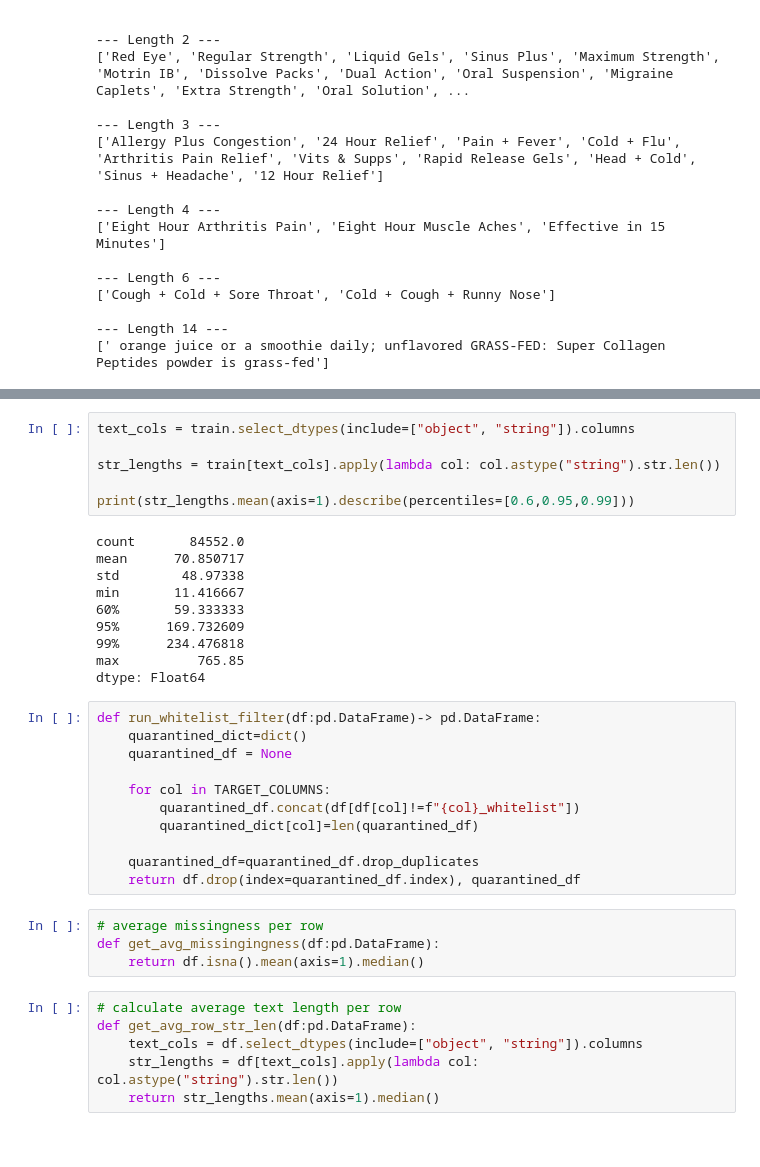
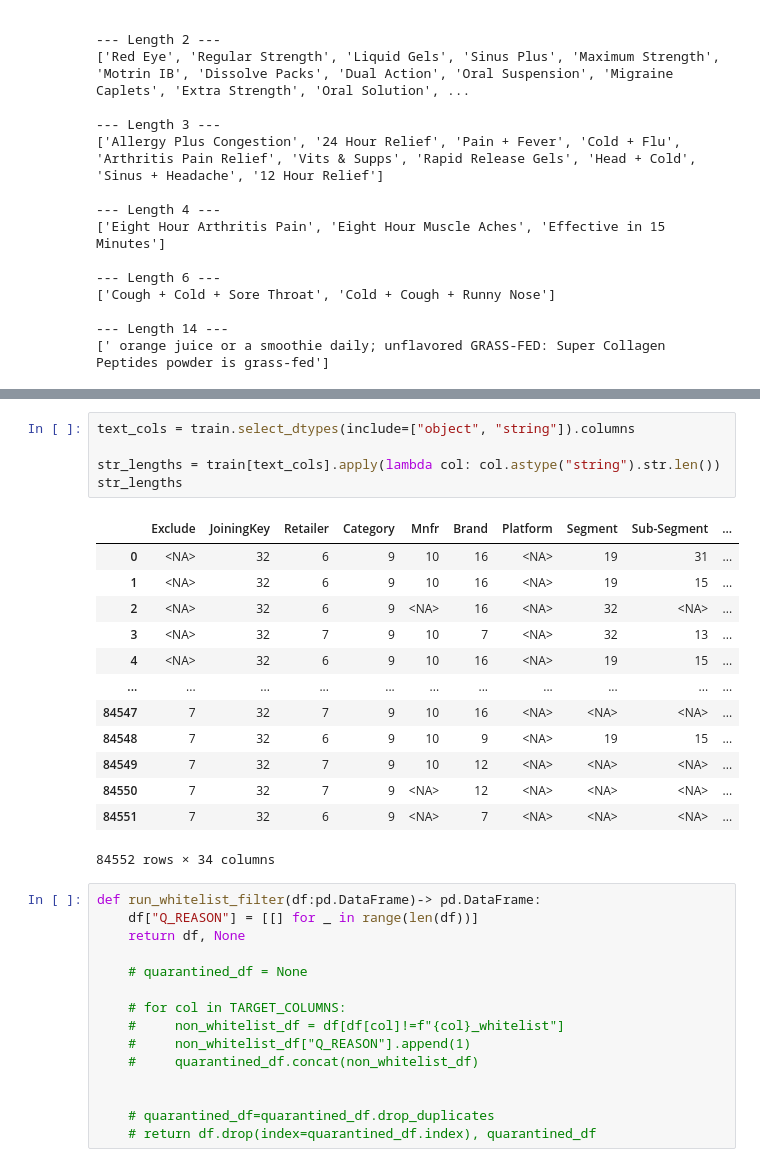
Before and after one commit to import-seb/CatalogIQ-Scope, a Jupyter notebook: notebooks/02_clean_target_cols.ipynb, the cells around one changed output, grey strips where cells are left out. Drawn from its saved outputs; the diff is of its cells as text.

```diff
--- a/notebooks/02_clean_target_cols.ipynb
+++ b/notebooks/02_clean_target_cols.ipynb
@@ -144,38 +177,35 @@ train[train["Platform"]==" grass fed"]
 # %%
 text_cols = train.select_dtypes(include=["object", "string"]).columns
 
 str_lengths = train[text_cols].apply(lambda col: col.astype("string").str.len())
-
-print(str_lengths.mean(axis=1).describe(percentiles=[0.6,0.95,0.99]))
+str_lengths
 # %% [output]
+|  | Exclude | JoiningKey | Retailer | Category | Mnfr | Brand | Platform | Segment | Sub-Segment | ... |
+| 0 | <NA> | 32 | 6 | 9 | 10 | 16 | <NA> | 19 | 31 | ... |
+| 1 | <NA> | 32 | 6 | 9 | 10 | 16 | <NA> | 19 | 15 | ... |
+| 2 | <NA> | 32 | 6 | 9 | <NA> | 16 | <NA> | 32 | <NA> | ... |
+| 3 | <NA> | 32 | 7 | 9 | 10 | 7 | <NA> | 32 | 13 | ... |
+| 4 | <NA> | 32 | 6 | 9 | 10 | 16 | <NA> | 19 | 15 | ... |
+| ... | ... | ... | ... | ... | ... | ... | ... | ... | ... | ... |
+| 84547 | 7 | 32 | 7 | 9 | 10 | 16 | <NA> | <NA> | <NA> | ... |
+| 84548 | 7 | 32 | 6 | 9 | 10 | 9 | <NA> | 19 | 15 | ... |
+| 84549 | 7 | 32 | 7 | 9 | 10 | 12 | <NA> | <NA> | <NA> | ... |
+| 84550 | 7 | 32 | 7 | 9 | <NA> | 12 | <NA> | <NA> | <NA> | ... |
+| 84551 | 7 | 32 | 6 | 9 | <NA> | 7 | <NA> | <NA> | <NA> | ... |
-count       84552.0
-mean      70.850717
-std        48.97338
-min       11.416667
-60%       59.333333
-95%      169.732609
-99%      234.476818
-max          765.85
-dtype: Float64
+84552 rows × 34 columns
 # %%
 def run_whitelist_filter(df:pd.DataFrame)-> pd.DataFrame:
-    quarantined_dict=dict()
-    quarantined_df = None
+    df["Q_REASON"] = [[] for _ in range(len(df))]
+    return df, None
 
-    for col in TARGET_COLUMNS:
-        quarantined_df.concat(df[df[col]!=f"{col}_whitelist"])
-        quarantined_dict[col]=len(quarantined_df)
+    # quarantined_df = None
 
-    quarantined_df=quarantined_df.drop_duplicates
-    return df.drop(index=quarantined_df.index), quarantined_df
+    # for col in TARGET_COLUMNS:
+    #     non_whitelist_df = df[df[col]!=f"{col}_whitelist"]
+    #     non_whitelist_df["Q_REASON"].append(1)
+    #     quarantined_df.concat(non_whitelist_df)
+
+
+    # quarantined_df=quarantined_df.drop_duplicates
+    # return df.drop(index=quarantined_df.index), quarantined_df
-# %%
-# average missingness per row
-def get_avg_missingingness(df:pd.DataFrame):
-    return df.isna().mean(axis=1).median()
-# %%
-# calculate average text length per row
-def get_avg_row_str_len(df:pd.DataFrame):
-    text_cols = df.select_dtypes(include=["object", "string"]).columns
-    str_lengths = df[text_cols].apply(lambda col: col.astype("string").str.len())
-    return str_lengths.mean(axis=1).median()
 # %%
```
Also changed, not shown: parts of 27 cells of this notebook, 8 other files.
